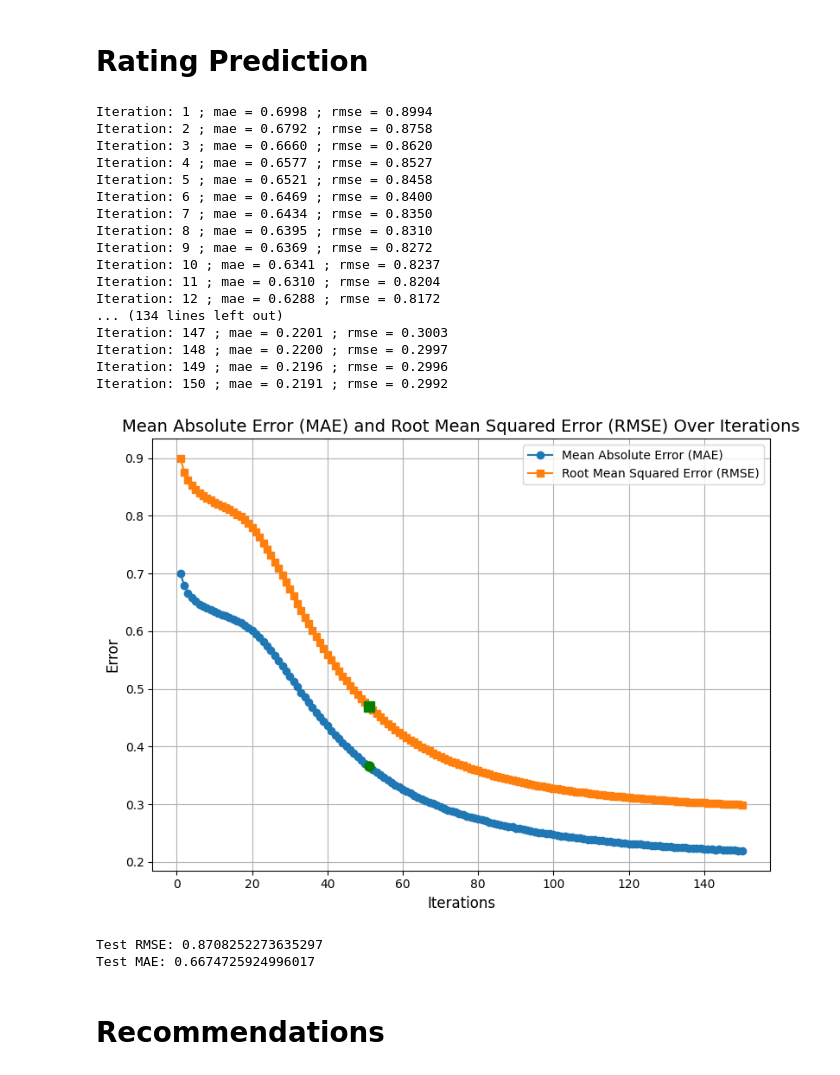
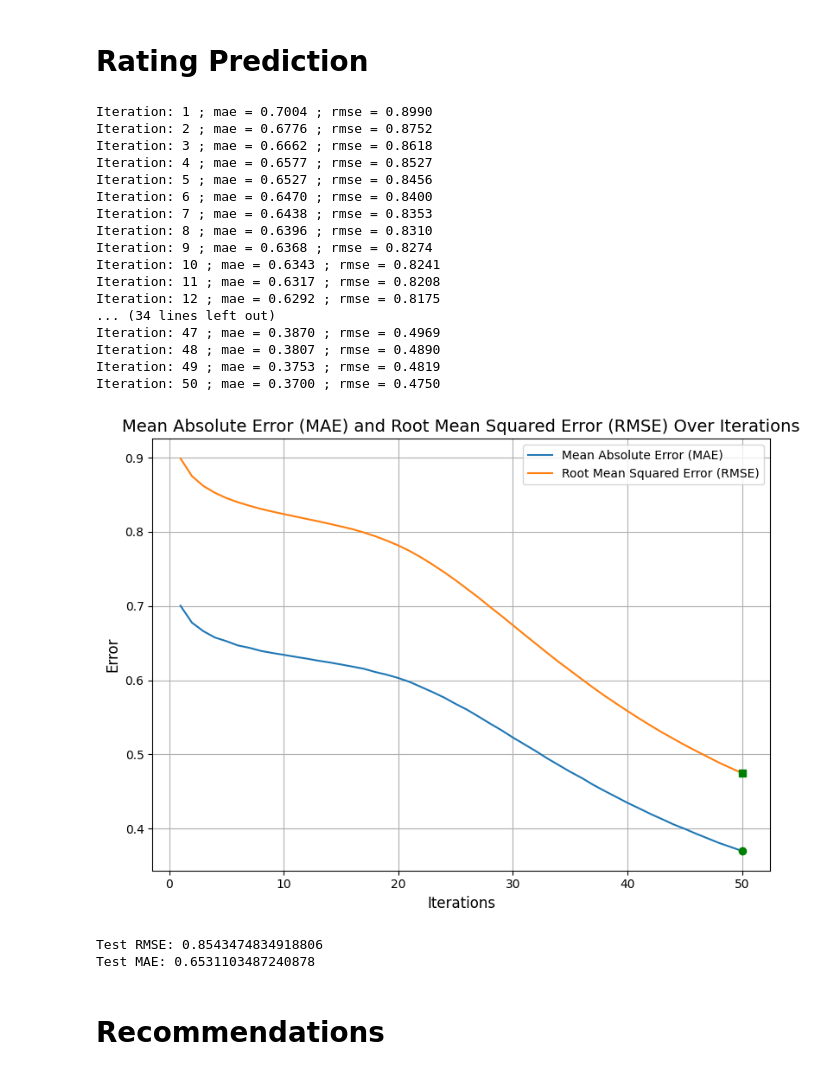
Before and after one commit to johntawfik/439-final-project, a Jupyter notebook: main.ipynb, the cells around one changed output. Cells and saved outputs as stored; diff of their text form; code cells hidden in the pictures.

```diff
--- a/main.ipynb
+++ b/main.ipynb
@@ -142,52 +142,52 @@ for row in train_data.itertuples():
     movie_idx = movie_to_idx[row.movieId]
     R[user_idx, movie_idx] = row.rating
 
-mf = MF(R, K=50, alpha=0.01, beta=0.05, iterations=150)
+mf = MF(R, K=50, alpha=0.01, beta=0.05, iterations=50)
 
 errors = mf.train()
 # %% [output]
-Iteration: 1 ; mae = 0.6998 ; rmse = 0.8994
-Iteration: 2 ; mae = 0.6792 ; rmse = 0.8758
-Iteration: 3 ; mae = 0.6660 ; rmse = 0.8620
+Iteration: 1 ; mae = 0.7004 ; rmse = 0.8990
+Iteration: 2 ; mae = 0.6776 ; rmse = 0.8752
+Iteration: 3 ; mae = 0.6662 ; rmse = 0.8618
 Iteration: 4 ; mae = 0.6577 ; rmse = 0.8527
-Iteration: 5 ; mae = 0.6521 ; rmse = 0.8458
-Iteration: 6 ; mae = 0.6469 ; rmse = 0.8400
-Iteration: 7 ; mae = 0.6434 ; rmse = 0.8350
-Iteration: 8 ; mae = 0.6395 ; rmse = 0.8310
-Iteration: 9 ; mae = 0.6369 ; rmse = 0.8272
-Iteration: 10 ; mae = 0.6341 ; rmse = 0.8237
-Iteration: 11 ; mae = 0.6310 ; rmse = 0.8204
-Iteration: 12 ; mae = 0.6288 ; rmse = 0.8172
-... (134 lines left out)
-Iteration: 147 ; mae = 0.2201 ; rmse = 0.3003
-Iteration: 148 ; mae = 0.2200 ; rmse = 0.2997
-Iteration: 149 ; mae = 0.2196 ; rmse = 0.2996
-Iteration: 150 ; mae = 0.2191 ; rmse = 0.2992
+Iteration: 5 ; mae = 0.6527 ; rmse = 0.8456
+Iteration: 6 ; mae = 0.6470 ; rmse = 0.8400
+Iteration: 7 ; mae = 0.6438 ; rmse = 0.8353
+Iteration: 8 ; mae = 0.6396 ; rmse = 0.8310
+Iteration: 9 ; mae = 0.6368 ; rmse = 0.8274
+Iteration: 10 ; mae = 0.6343 ; rmse = 0.8241
+Iteration: 11 ; mae = 0.6317 ; rmse = 0.8208
+Iteration: 12 ; mae = 0.6292 ; rmse = 0.8175
+... (34 lines left out)
+Iteration: 47 ; mae = 0.3870 ; rmse = 0.4969
+Iteration: 48 ; mae = 0.3807 ; rmse = 0.4890
+Iteration: 49 ; mae = 0.3753 ; rmse = 0.4819
+Iteration: 50 ; mae = 0.3700 ; rmse = 0.4750
 # %%
 plt.figure(figsize=(8, 6))
 
-highlight_epoch = 50
+highlight_epoch = min(49, len(errors) - 1)
 
 iterations = range(1, len(errors) + 1)
 mae = [error[0] for error in errors]
 rmse = [error[1] for error in errors]
 
-plt.plot(iterations, mae, label='Mean Absolute Error (MAE)', marker='o')
-plt.plot(iterations, rmse, label='Root Mean Squared Error (RMSE)', marker='s')
+plt.plot(iterations, mae, label='Mean Absolute Error (MAE)')
+plt.plot(iterations, rmse, label='Root Mean Squared Error (RMSE)')
 
-plt.plot(iterations[highlight_epoch], mae[highlight_epoch], 'go', markersize=8)
-plt.plot(iterations[highlight_epoch], rmse[highlight_epoch], 'gs', markersize=8)
+plt.plot(iterations[highlight_epoch], mae[highlight_epoch], 'go')
+plt.plot(iterations[highlight_epoch], rmse[highlight_epoch], 'gs')
 
 plt.title('Mean Absolute Error (MAE) and Root Mean Squared Error (RMSE) Over Iterations', fontsize=14)
 plt.xlabel('Iterations', fontsize=12)
 plt.ylabel('Error', fontsize=12)
 plt.legend(fontsize=10)
 plt.grid(True)
 plt.tight_layout()
 
 plt.show()
 # %% [output]
-[figure, old version]
+[figure, new version]
 # %%
 def test_model(mf_model, test_data, user_to_idx, movie_to_idx):
     squared_error = 0
@@ -217,8 +217,8 @@ rmse, mae = test_model(mf, test_data, user_to_idx, movie_to_idx)
 print("Test RMSE:", rmse)
 print("Test MAE:", mae)
 # %% [output]
-Test RMSE: 0.8708252273635297
-Test MAE: 0.6674725924996017
+Test RMSE: 0.8543474834918806
+Test MAE: 0.6531103487240878
 # %% [markdown]
 # Recommendations
 # %%
```
Also changed, not shown: parts of 4 cells of this notebook.
